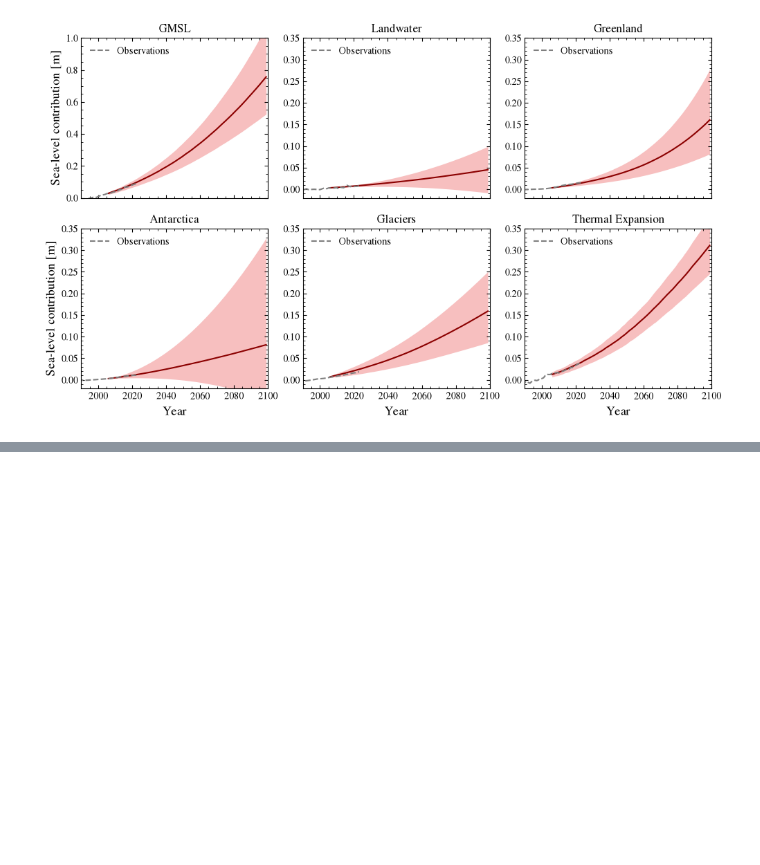
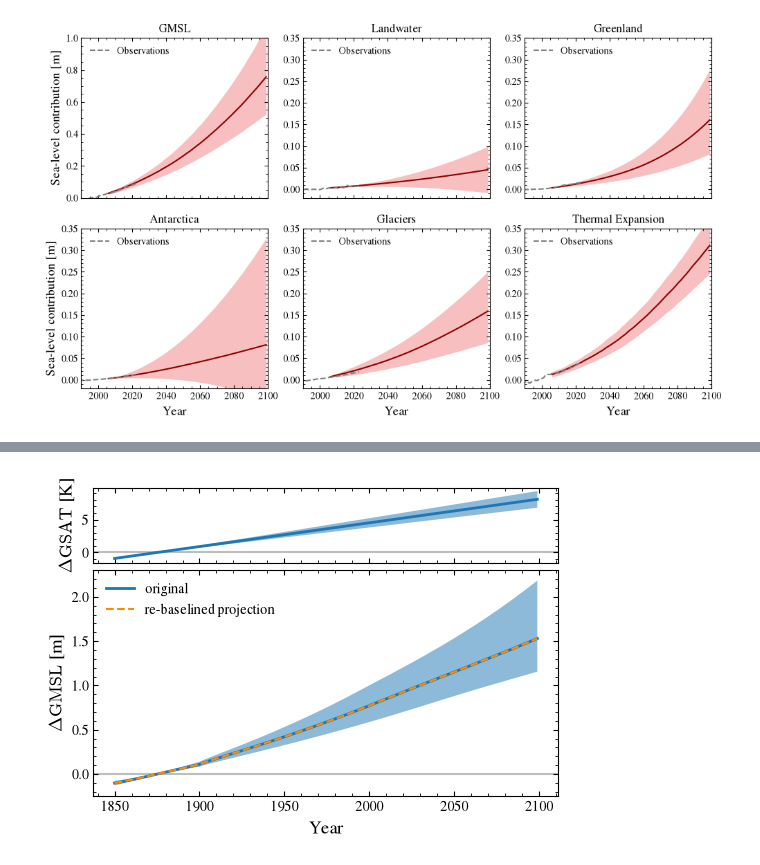
Before and after one commit to MetOffice/ProFSea-tool, a Jupyter notebook: docs/source/tutorial_notebooks/observations_and_baselines.ipynb, the cells around one changed output, grey strips where cells are left out. Saved outputs shown, nothing was run; the diff lists cells and outputs as text; code cells hidden in the pictures; blank space fills up the shorter version.

```diff
--- a/docs/source/tutorial_notebooks/observations_and_baselines.ipynb
+++ b/docs/source/tutorial_notebooks/observations_and_baselines.ipynb
@@ -429,0 +472,12 @@ plt.close()
+# %%
+t_change = np.linspace(-1, 8, 250)
+t_change = t_change[None, :] * np.random.normal(
+    loc=1.0, scale=0.1, size=(100, 1)
+)  # add variability across members
+
+years = np.arange(1850, 2100)
+baseline_mask = (years >= 1850) & (years <= 1900)
+t_change -= t_change[:, baseline_mask].mean(axis=1, keepdims=True)
+
+ohc_change = t_change * 1e24  # in Joules
+years = np.broadcast_to(years, t_change.shape)
@@ -429,0 +510,6 @@ plt.close()
+# %%
+projections = global_model.run(
+    T_change=t_change, scenario="idealised", member_seed=42
+)
+global_model.sum_components(projections)
+gmslr = global_model.results["total_gmslr"]
@@ -429,0 +528,76 @@ plt.close()
+# %%
+fig, (ax_gsat, ax_gmsl) = plt.subplots(
+    2,
+    1,
+    figsize=(6, 4),
+    sharex=True,
+    gridspec_kw={"height_ratios": [1, 3], "hspace": 0.05},
+)
+
+gsat_lower = np.percentile(t_change, 5, axis=0)
+gsat_upper = np.percentile(t_change, 95, axis=0)
+gsat_median = np.percentile(t_change, 50, axis=0)
+
+ax_gsat.fill_between(
+    years[0],
+    gsat_lower,
+    gsat_upper,
+    alpha=0.5,
+    lw=0,
+)
+
+ax_gsat.plot(
+    years[0],
+    gsat_median,
+    lw=2,
+)
+
+ax_gsat.axhline(0, c="tab:gray", alpha=0.5, zorder=0)
+ax_gsat.set_ylabel(r"$\Delta {\rm GSAT}$ [K]", fontsize=13)
+
+lower = np.percentile(gmslr, 5, axis=(0, 1))
+upper = np.percentile(gmslr, 95, axis=(0, 1))
+median = np.percentile(gmslr, 50, axis=(0, 1))
+
+time = years[0]
+baseline_mask = (time >= 1850) & (time <= 1900)
+median_rebaselined = median - median[baseline_mask].mean()
+
+ax_gmsl.fill_between(
+    years[0],
+    lower,
+    upper,
+    alpha=0.5,
+    lw=0,
+)
+
+ax_gmsl.plot(years[0], median, lw=2, label='original')
+ax_gmsl.plot(
+    years[0],
+    median_rebaselined,
+    c="darkorange",
+    ls="--",
+    label='re-baselined projection'
+)
+
+ax_gmsl.axhline(0, c="tab:gray", alpha=0.5, zorder=0)
+ax_gmsl.set_ylabel(r"$\Delta {\rm GMSL}$ [m]", fontsize=13)
+ax_gmsl.set_xlabel("Year", fontsize=13)
+
+
+for ax in (ax_gsat, ax_gmsl):
+    ax.minorticks_on()
+    ax.tick_params(
+        which="both",
+        direction="in",
+        left=True,
+        right=True,
+        top=True,
+        bottom=True,
+    )
+
+ax_gmsl.legend(frameon=False)
+
+plt.show()
+# %% [output]
+[figure, added]
```
Also changed, not shown: parts of 39 cells of this notebook.
